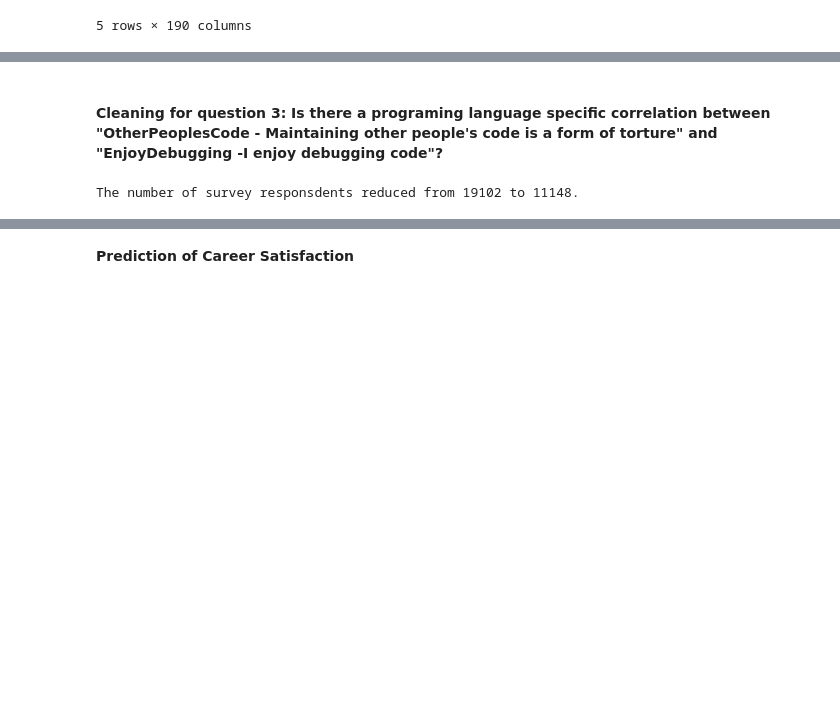
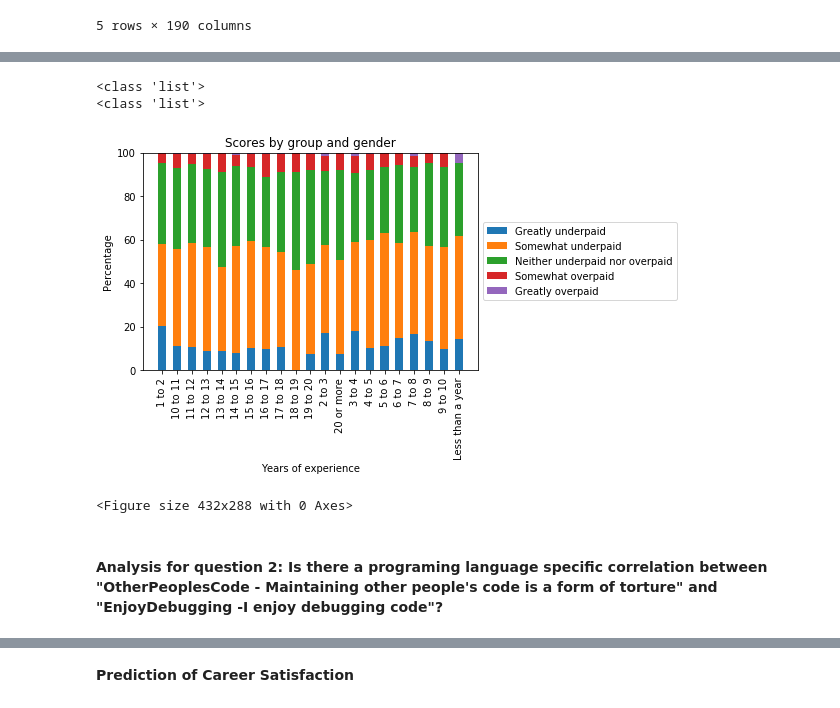
Before and after one commit to einalem1234/nd-proj-DataScienceBlog, a Jupyter notebook: notebooks/Stackoverflow_Survey_2017.ipynb, the cells around one changed output, grey strips where cells are left out. Saved outputs shown, nothing was run; the diff lists cells and outputs as text; code cells hidden in the pictures; blank space fills up the shorter version.

```diff
--- a/notebooks/Stackoverflow_Survey_2017.ipynb
+++ b/notebooks/Stackoverflow_Survey_2017.ipynb
@@ -305,9 +360,55 @@ Answer possibilities for Overpaid:  ['Neither underpaid nor overpaid' 'Somewhat
+# %%
+# To get comparable values, the values have to be set into relation to the total entries in this YearsProgram value
+for key1, elem in df_q1.groupby(by=['YearsProgram'])['Overpaid']:
+    for key2 in q1_dict_experience[key1]:
+        q1_dict_experience[key1][key2] = (q1_dict_experience[key1][key2]/elem.count())*100
+# %%
+key2 = 'Greatly underpaid'
+greatly_underpaid = [q1_dict_experience[key1][key2] if key2 in q1_dict_experience[key1].keys() else 0 for key1 in q1_dict_experience.keys()]
+key2 = 'Somewhat underpaid'
+underpaid = [q1_dict_experience[key1][key2] if key2 in q1_dict_experience[key1].keys() else 0 for key1 in q1_dict_experience.keys()]
+key2 = 'Neither underpaid nor overpaid'
+neither = [q1_dict_experience[key1][key2] if key2 in q1_dict_experience[key1].keys() else 0 for key1 in q1_dict_experience.keys()]
+key2 = 'Somewhat overpaid'
+overpaid = [q1_dict_experience[key1][key2] if key2 in q1_dict_experience[key1].keys() else 0 for key1 in q1_dict_experience.keys()]
+key2 = 'Greatly overpaid'
+greatly_overpaid = [q1_dict_experience[key1][key2] if key2 in q1_dict_experience[key1].keys() else 0 for key1 in q1_dict_experience.keys()]
+# %%
+bottom_p3 = [x + y for x, y in zip(underpaid, greatly_underpaid)]
+bottom_p4 = [x + y for x, y in zip(bottom_p3, neither)]
+bottom_p5 = [x + y for x, y in zip(bottom_p4, overpaid)]
+# %% [output]
+<class 'list'>
+<class 'list'>
+# %%
+N = len(greatly_overpaid)
+ind = np.arange(N)    # the x locations for the groups
+width = 0.55       # the width of the bars: can also be len(x) sequence
+
+p1 = plt.bar(ind, greatly_underpaid, width)
+p2 = plt.bar(ind, underpaid, width,
+             bottom=greatly_underpaid)
+p3 = plt.bar(ind, neither, width,
+             bottom=bottom_p3)
+p4 = plt.bar(ind, overpaid, width,
+             bottom=bottom_p4)
+p5 = plt.bar(ind, greatly_overpaid, width,
+             bottom=bottom_p5)
+
+plot_xticks = [elem.split(' years')[0] for elem in list(q1_dict_experience.keys())]
+
+plt.ylabel('Percentage')
+plt.title('Scores by group and gender')
+plt.xticks(ind, plot_xticks, rotation='vertical')#('0-5', '5-10', '10-15', '15+'))
+plt.xlabel('Years of experience')
+#plt.yticks(np.arange(0, 81, 10))
+plt.legend((p1[0], p2[0], p3[0], p4[0], p5[0]),
+           ('Greatly underpaid', 'Somewhat underpaid', 'Neither underpaid nor overpaid', 'Somewhat overpaid', 'Greatly overpaid'),loc='center left', bbox_to_anchor=(1, 0.5))
+
+plt.show()
+plt.savefig('test.png', bbox_inches='tight')
+# %% [output]
+[figure, added]
+<Figure size 432x288 with 0 Axes>
 # %% [markdown]
-#### Cleaning for question 3: Is there a programing language specific correlation between "OtherPeoplesCode - Maintaining other people's code is a form of torture" and "EnjoyDebugging -I enjoy debugging code"?
+#### Analysis for question 2: Is there a programing language specific correlation between "OtherPeoplesCode - Maintaining other people's code is a form of torture" and "EnjoyDebugging -I enjoy debugging code"?
-# %%
-# Calculation makes only sense if both values 'OtherPeoplesCode' and 'EnjoyDebugging' are available
-df_q3 = df_q3.dropna(subset = ['EnjoyDebugging', 'OtherPeoplesCode'], how = 'any')
-#df_q3 = df_q3.reset_index(drop = True)
-print('The number of survey responsdents reduced from {} to {}.'.format(df.shape[0], df_q3.shape[0]))
-# %% [output]
-The number of survey responsdents reduced from 19102 to 11148.
```
Also changed, not shown: parts of 75 cells of this notebook, 2 other files.
